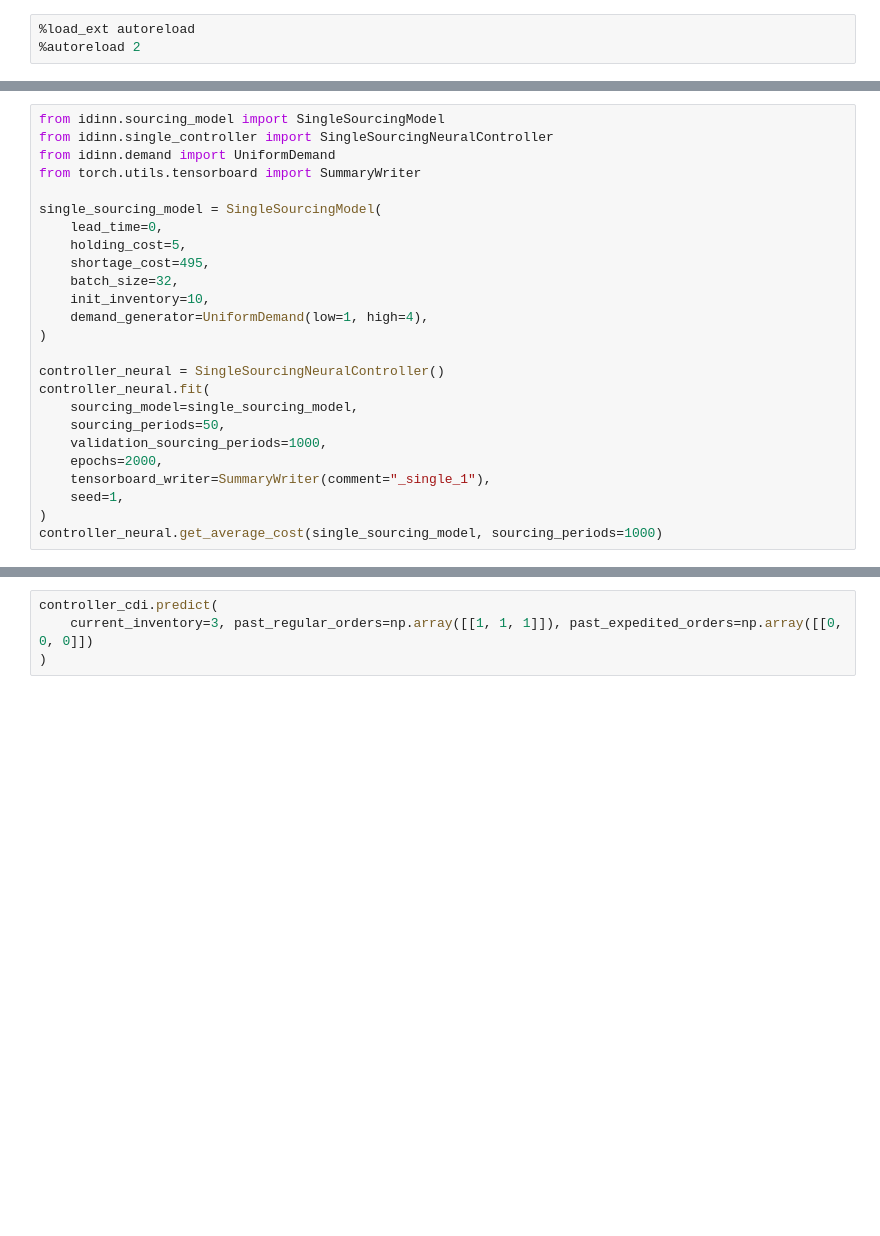
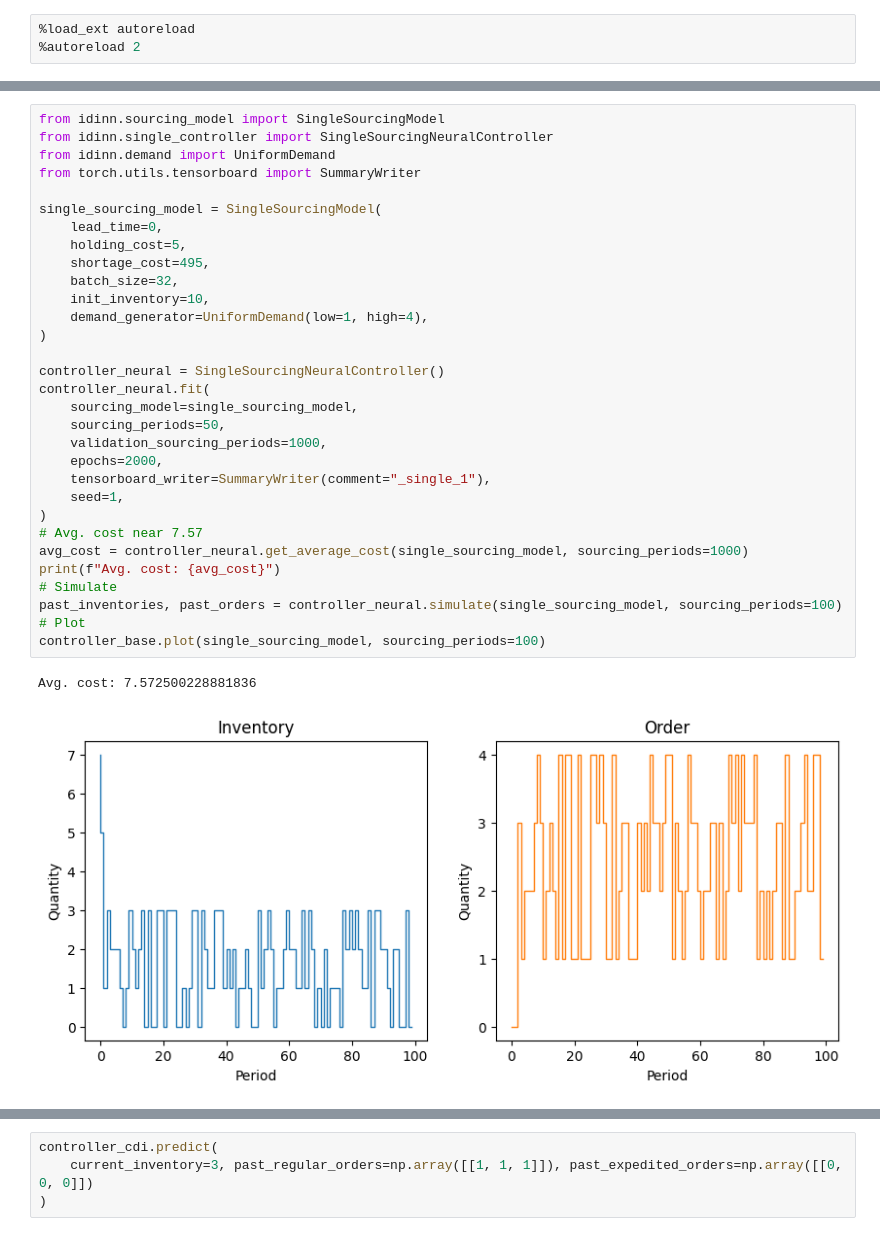
Before and after one commit to kushal-10/inventory-dynamics, a Jupyter notebook: docs/notebooks/dev.ipynb, the cells around one changed output, grey strips where cells are left out. Saved outputs shown, nothing was run; the diff lists cells and outputs as text; blank space fills up the shorter version.

```diff
--- a/docs/notebooks/dev.ipynb
+++ b/docs/notebooks/dev.ipynb
@@ -41,28 +56,37 @@ controller_base.get_total_cost(single_sourcing_model, sourcing_periods=1000).mea
 # %%
 from idinn.sourcing_model import SingleSourcingModel
 from idinn.single_controller import SingleSourcingNeuralController
 from idinn.demand import UniformDemand
 from torch.utils.tensorboard import SummaryWriter
 
 single_sourcing_model = SingleSourcingModel(
     lead_time=0,
     holding_cost=5,
     shortage_cost=495,
     batch_size=32,
     init_inventory=10,
     demand_generator=UniformDemand(low=1, high=4),
 )
 
 controller_neural = SingleSourcingNeuralController()
 controller_neural.fit(
     sourcing_model=single_sourcing_model,
     sourcing_periods=50,
     validation_sourcing_periods=1000,
     epochs=2000,
     tensorboard_writer=SummaryWriter(comment="_single_1"),
     seed=1,
 )
-controller_neural.get_average_cost(single_sourcing_model, sourcing_periods=1000)
+# Avg. cost near 7.57
+avg_cost = controller_neural.get_average_cost(single_sourcing_model, sourcing_periods=1000)
+print(f"Avg. cost: {avg_cost}")
+# Simulate
+past_inventories, past_orders = controller_neural.simulate(single_sourcing_model, sourcing_periods=100)
+# Plot
+controller_base.plot(single_sourcing_model, sourcing_periods=100)
+# %% [output]
+Avg. cost: 7.572500228881836
+[figure, added]
 # %%
 from idinn.sourcing_model import DualSourcingModel
 from idinn.dual_controller import CappedDualIndexController
```
Also changed, not shown: parts of 17 cells of this notebook, 5 other files.
